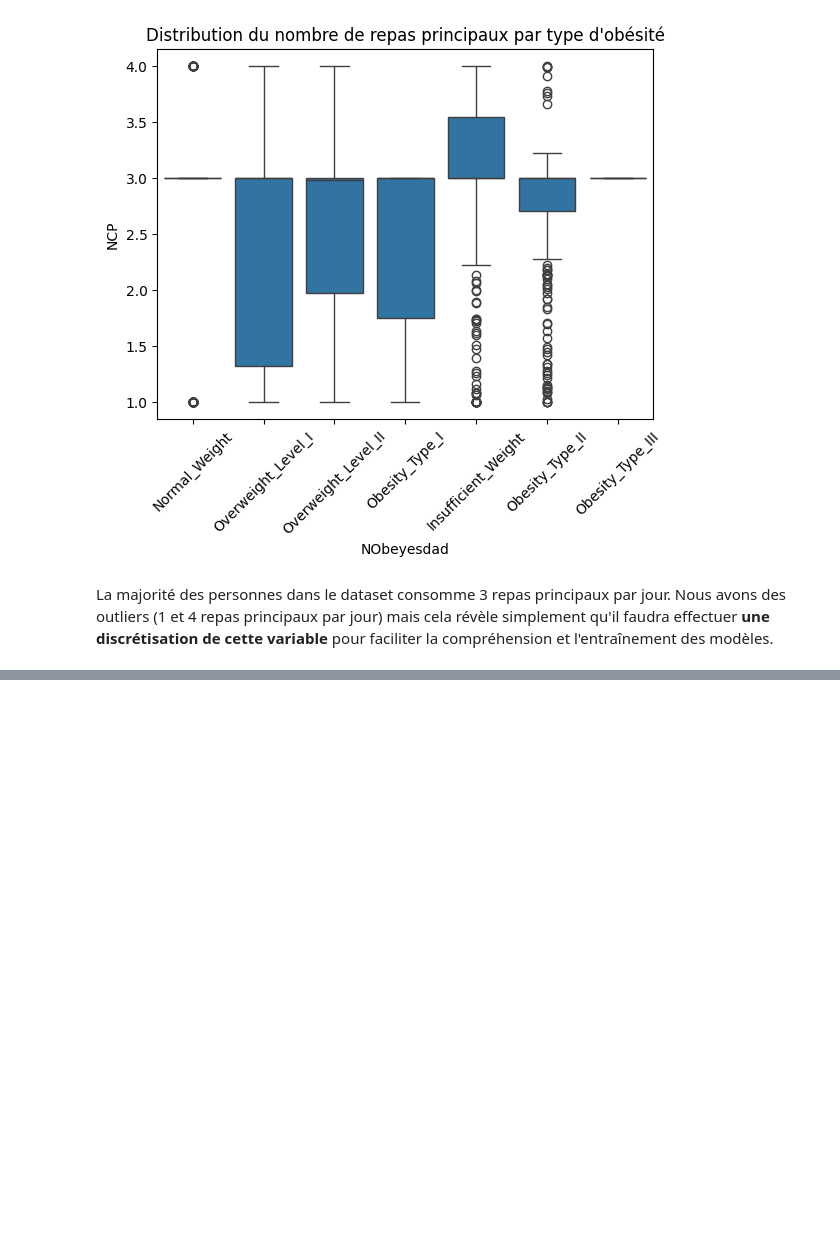
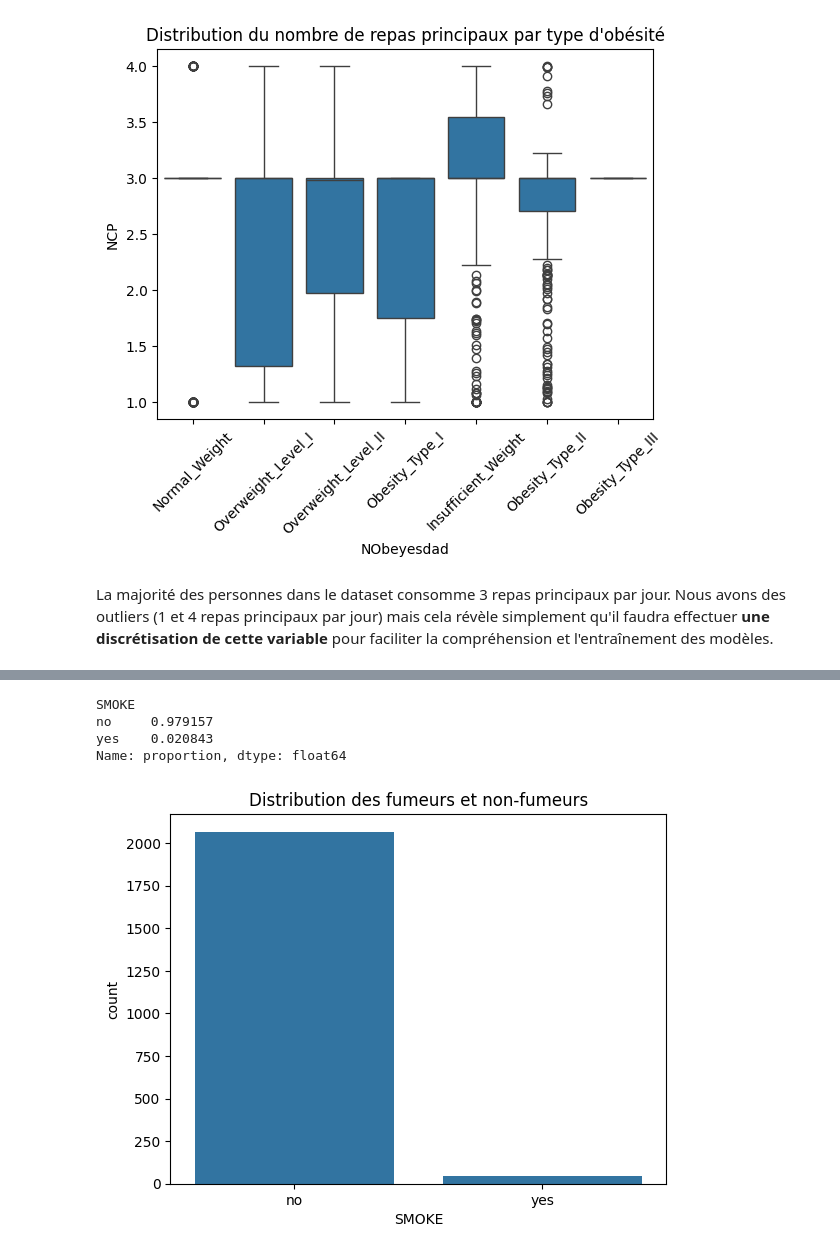
Before and after one commit to anthonybnl/projet-ml, a Jupyter notebook: notebook.ipynb, the cells around one changed output, grey strips where cells are left out. Drawn from its saved outputs; the diff is of its cells as text; code cells hidden in the pictures; blank space fills up the shorter version.

```diff
--- a/notebook.ipynb
+++ b/notebook.ipynb
@@ -381,0 +412,13 @@ La majorité des personnes dans le dataset consomme 3 repas principaux par jour.
+# %%
+df['SMOKE'].value_counts(normalize=True)
+# %% [output]
+SMOKE
+no     0.979157
+yes    0.020843
+Name: proportion, dtype: float64
+# %%
+sns.countplot(data=df, x="SMOKE")
+plt.title("Distribution des fumeurs et non-fumeurs")
+plt.show()
+# %% [output]
+[figure, added]
```
Also changed, not shown: parts of 42 cells of this notebook, 1 other file.
